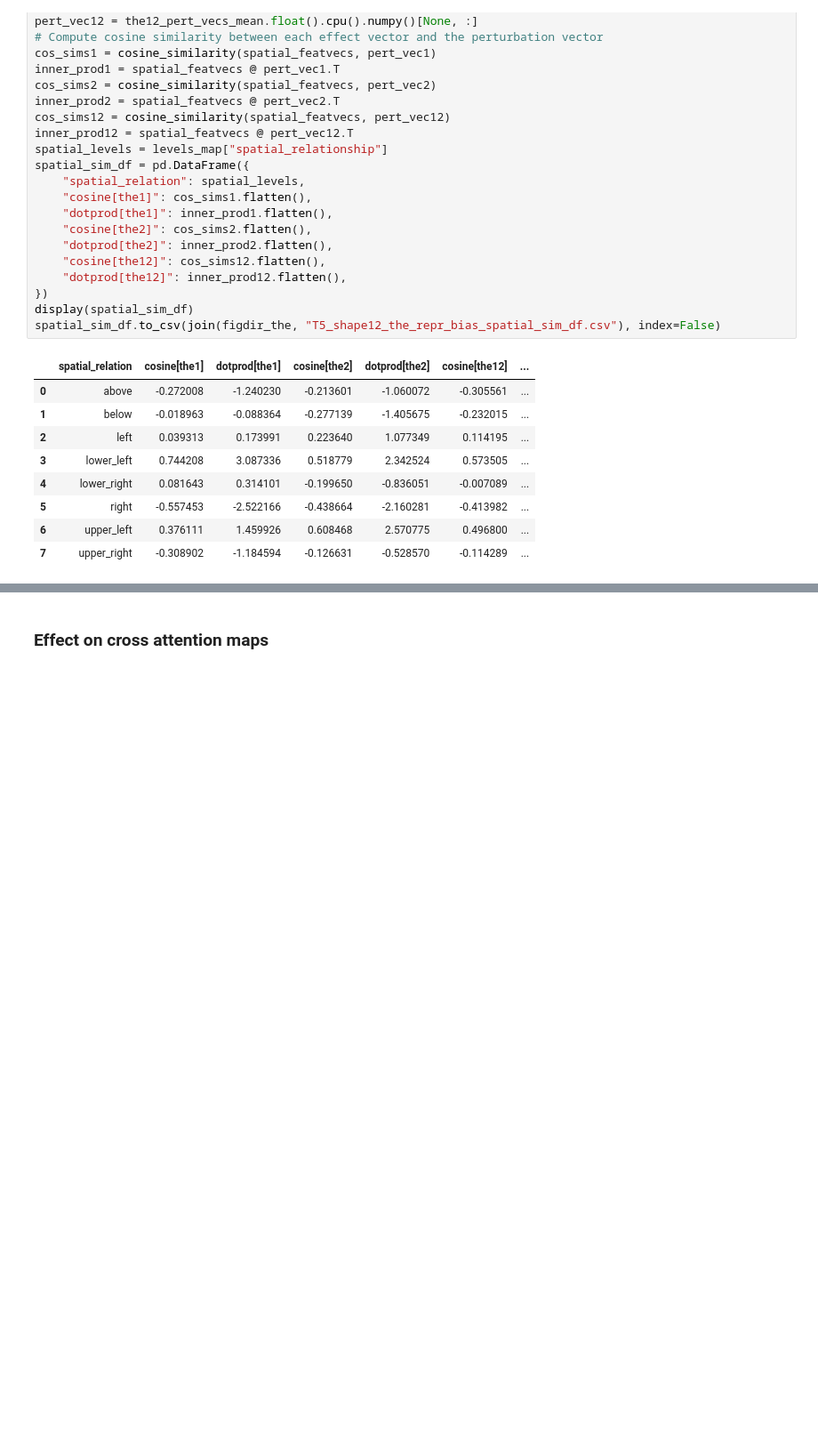
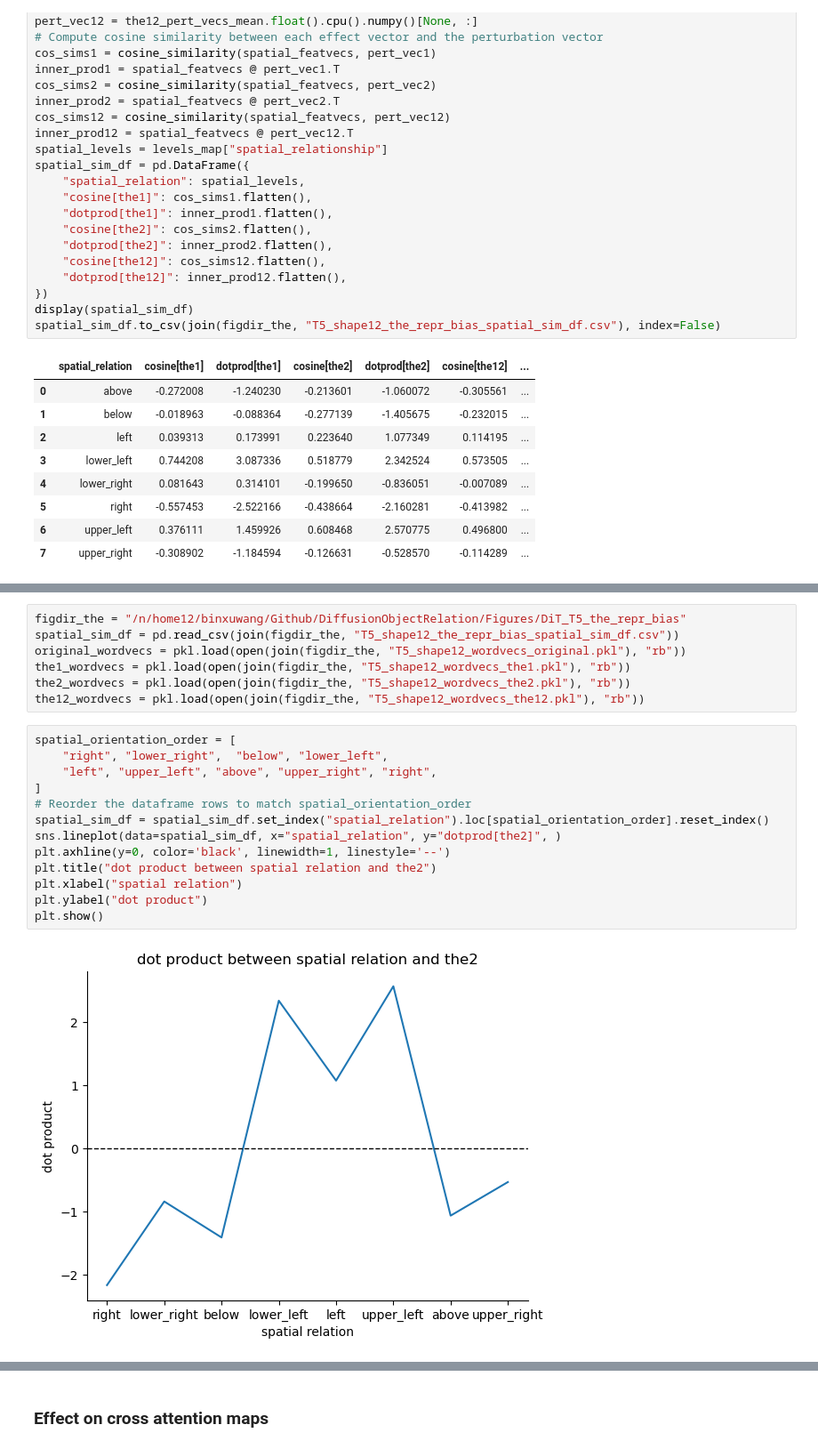
Before and after one commit to Animadversio/DiffusionObjectRelation, a Jupyter notebook: notebooks/20260126_T5_word_embed_var_factorization_head_finding.ipynb, the cells around one changed output, grey strips where cells are left out. Shown at 89% size. Drawn from its saved outputs; the diff is of its cells as text; blank space fills up the shorter version.

```diff
--- a/notebooks/20260126_T5_word_embed_var_factorization_head_finding.ipynb
+++ b/notebooks/20260126_T5_word_embed_var_factorization_head_finding.ipynb
@@ -843,0 +858,22 @@ spatial_sim_df.to_csv(join(figdir_the, "T5_shape12_the_repr_bias_spatial_sim_df.
+# %%
+figdir_the = "/n/home12/binxuwang/Github/DiffusionObjectRelation/Figures/DiT_T5_the_repr_bias"
+spatial_sim_df = pd.read_csv(join(figdir_the, "T5_shape12_the_repr_bias_spatial_sim_df.csv"))
+original_wordvecs = pkl.load(open(join(figdir_the, "T5_shape12_wordvecs_original.pkl"), "rb"))
+the1_wordvecs = pkl.load(open(join(figdir_the, "T5_shape12_wordvecs_the1.pkl"), "rb"))
+the2_wordvecs = pkl.load(open(join(figdir_the, "T5_shape12_wordvecs_the2.pkl"), "rb"))
+the12_wordvecs = pkl.load(open(join(figdir_the, "T5_shape12_wordvecs_the12.pkl"), "rb"))
+# %%
+spatial_orientation_order = [
+    "right", "lower_right",  "below", "lower_left",
+    "left", "upper_left", "above", "upper_right", "right",
+]
+# Reorder the dataframe rows to match spatial_orientation_order
+spatial_sim_df = spatial_sim_df.set_index("spatial_relation").loc[spatial_orientation_order].reset_index()
+sns.lineplot(data=spatial_sim_df, x="spatial_relation", y="dotprod[the2]", )
+plt.axhline(y=0, color='black', linewidth=1, linestyle='--')
+plt.title("dot product between spatial relation and the2")
+plt.xlabel("spatial relation")
+plt.ylabel("dot product")
+plt.show()
+# %% [output]
+[figure, added]
```
Also changed, not shown: parts of 11 cells of this notebook, 7 other files.
